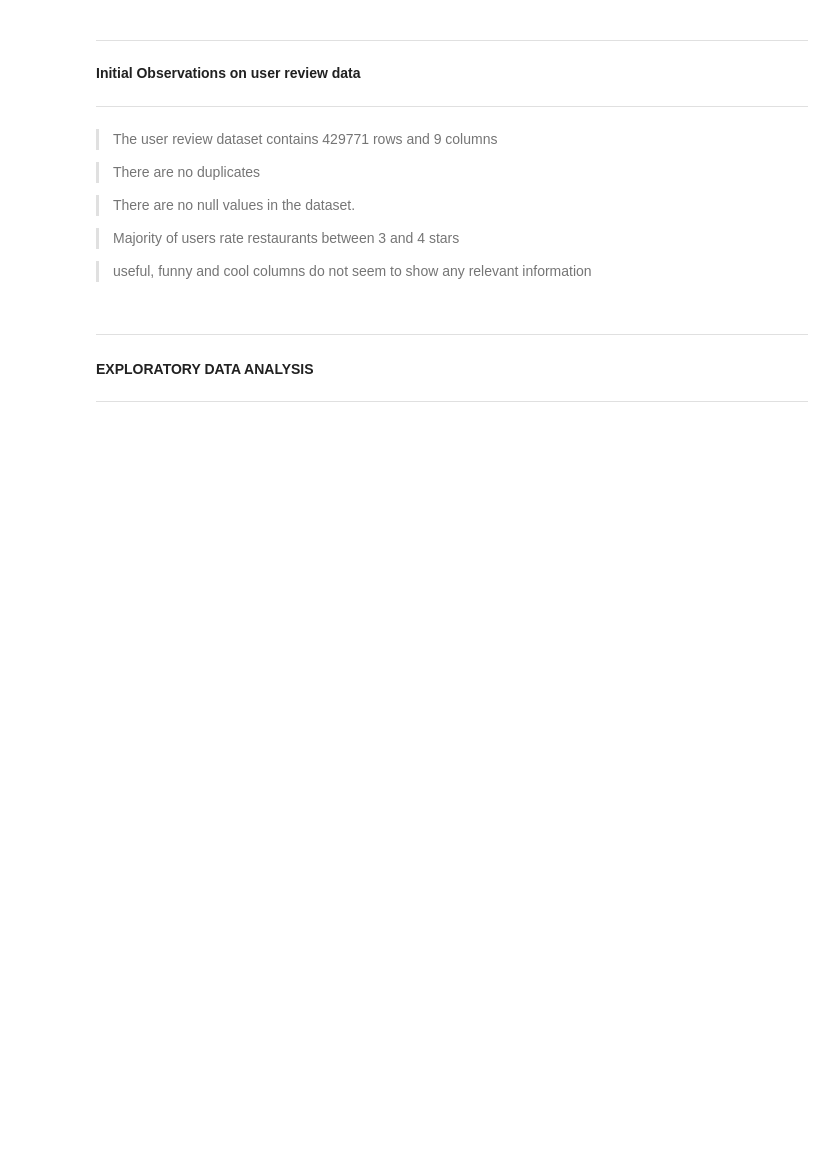
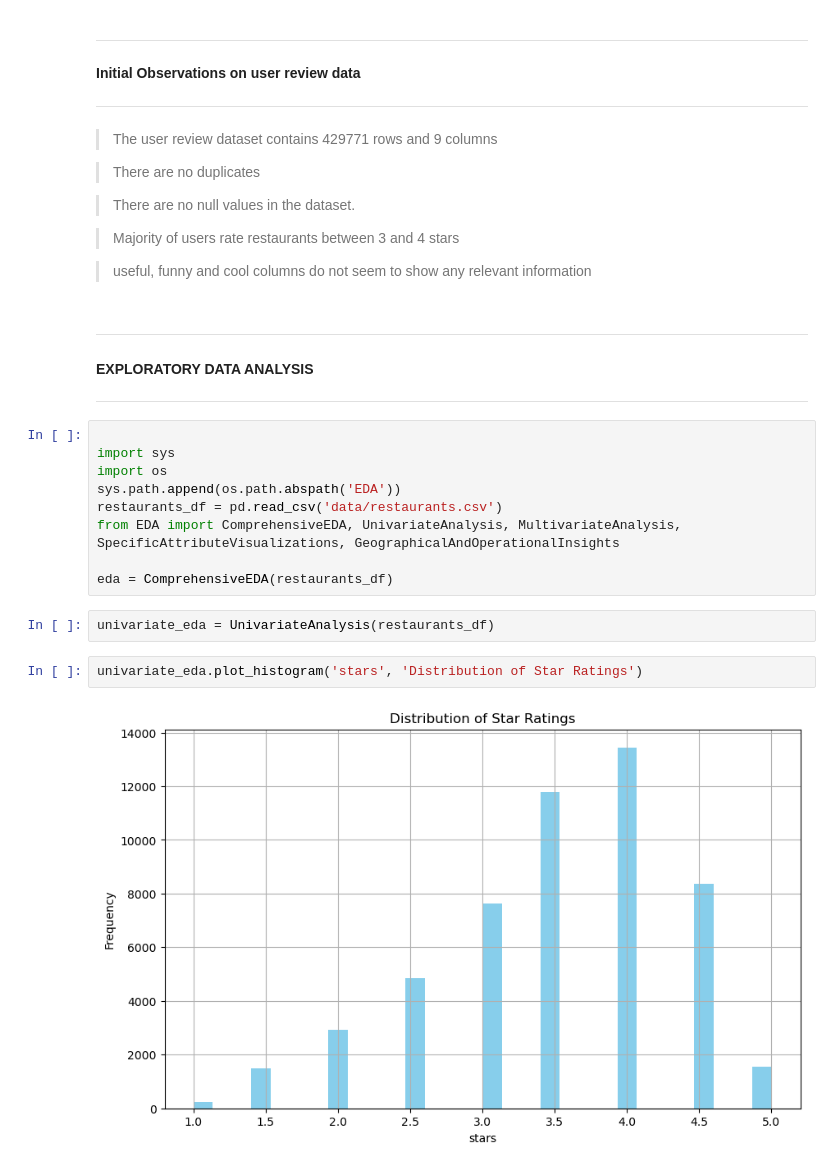
Before and after one commit to RonoHenry/Restaurant-Recommendation-System, a Jupyter notebook: 2. Data Understanding.ipynb, the cells around one changed output. Cells and saved outputs as stored; diff of their text form; blank space fills up the shorter version.

Commit message:
Add Exploratory Data Analysis

```diff
--- a/2. Data Understanding.ipynb
+++ b/2. Data Understanding.ipynb
@@ -214,3 +214,18 @@ checks.check_outliers_and_plot()
 ***
 #### EXPLORATORY DATA ANALYSIS
 ***
+# %%
+
+import sys
+import os
+sys.path.append(os.path.abspath('EDA'))
+restaurants_df = pd.read_csv('data/restaurants.csv')
+from EDA import ComprehensiveEDA, UnivariateAnalysis, MultivariateAnalysis, SpecificAttributeVisualizations, GeographicalAndOperationalInsights
+
+eda = ComprehensiveEDA(restaurants_df)
+# %%
+univariate_eda = UnivariateAnalysis(restaurants_df)
+# %%
+univariate_eda.plot_histogram('stars', 'Distribution of Star Ratings')
+# %% [output]
+[figure, added]
```
Also changed, not shown: parts of 21 cells of this notebook, 18 other files.
